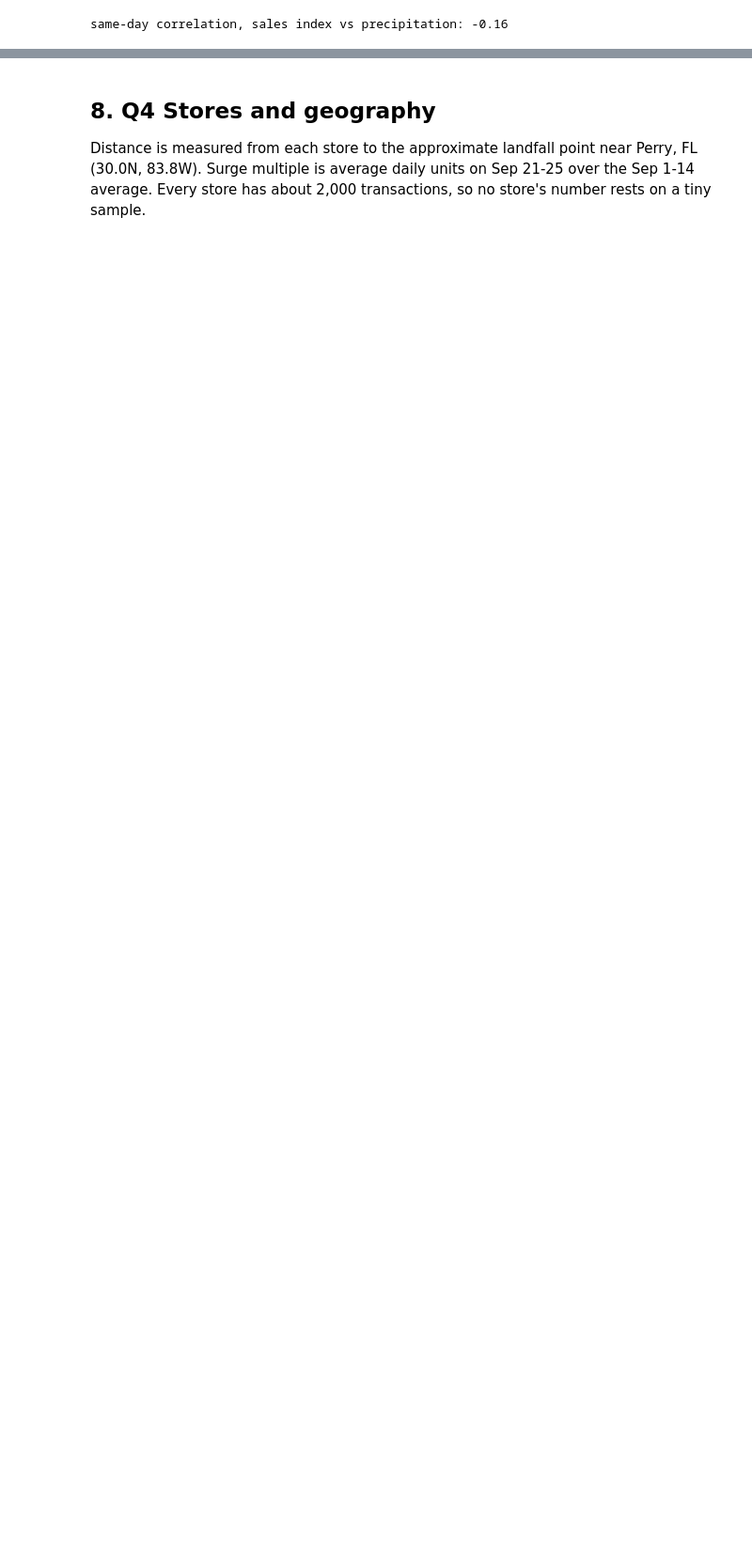
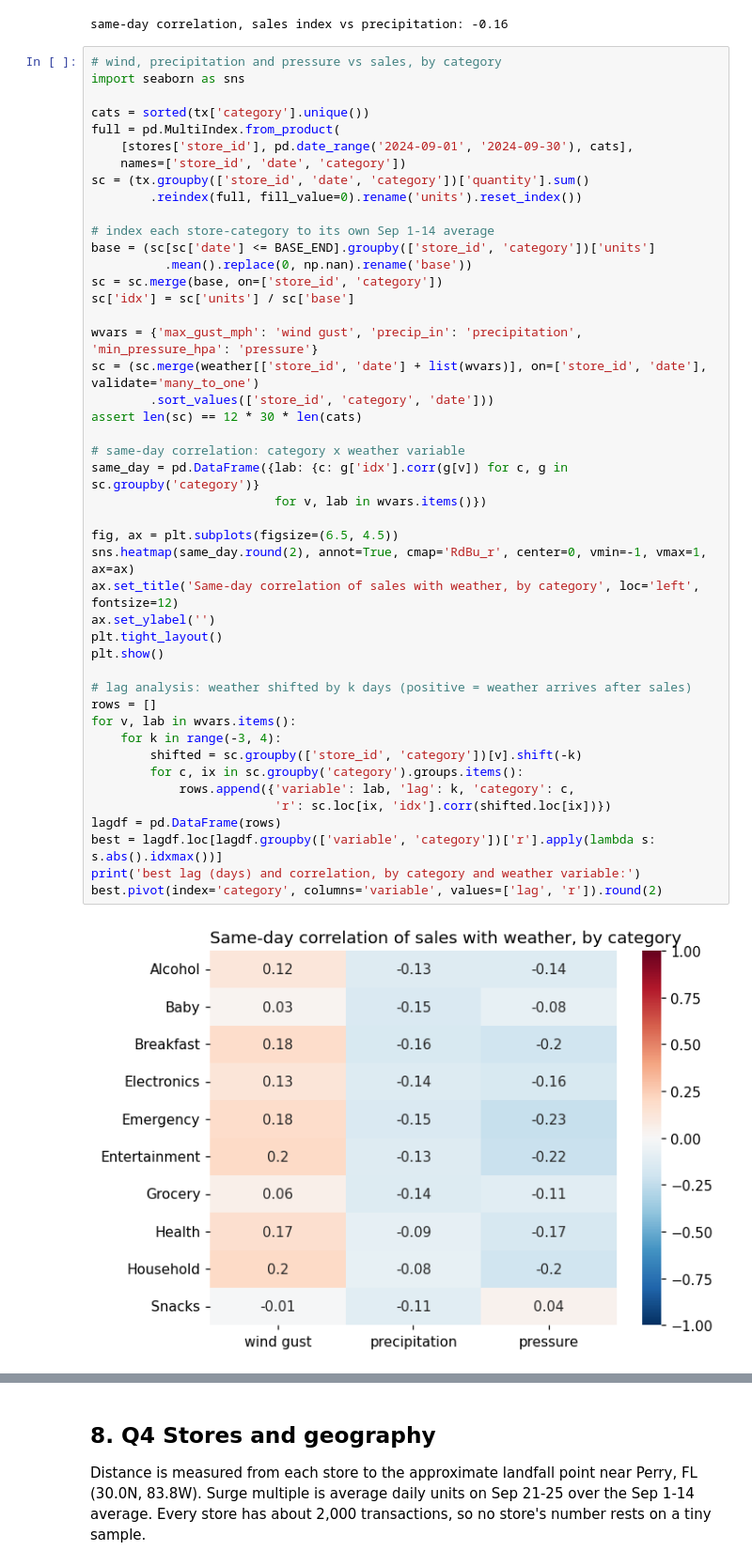
Before and after one commit to sphilipose6/dss2002_Midterm, a Jupyter notebook: notebooks/team_notebook.ipynb, the cells around one changed output, grey strips where cells are left out. Shown at 94% size. Drawn from its saved outputs; the diff is of its cells as text; blank space fills up the shorter version.

```diff
--- a/notebooks/team_notebook.ipynb
+++ b/notebooks/team_notebook.ipynb
@@ -617,3 +663,50 @@ print('same-day correlation, sales index vs precipitation:', round(sw['units_ind
 # %% [output]
 [figure]
 same-day correlation, sales index vs precipitation: -0.16
+# %%
+# wind, precipitation and pressure vs sales, by category
+import seaborn as sns
+
+cats = sorted(tx['category'].unique())
+full = pd.MultiIndex.from_product(
+    [stores['store_id'], pd.date_range('2024-09-01', '2024-09-30'), cats],
+    names=['store_id', 'date', 'category'])
+sc = (tx.groupby(['store_id', 'date', 'category'])['quantity'].sum()
+        .reindex(full, fill_value=0).rename('units').reset_index())
+
+# index each store-category to its own Sep 1-14 average
+base = (sc[sc['date'] <= BASE_END].groupby(['store_id', 'category'])['units']
+          .mean().replace(0, np.nan).rename('base'))
+sc = sc.merge(base, on=['store_id', 'category'])
+sc['idx'] = sc['units'] / sc['base']
+
+wvars = {'max_gust_mph': 'wind gust', 'precip_in': 'precipitation', 'min_pressure_hpa': 'pressure'}
+sc = (sc.merge(weather[['store_id', 'date'] + list(wvars)], on=['store_id', 'date'], validate='many_to_one')
+        .sort_values(['store_id', 'category', 'date']))
+assert len(sc) == 12 * 30 * len(cats)
+
+# same-day correlation: category x weather variable
+same_day = pd.DataFrame({lab: {c: g['idx'].corr(g[v]) for c, g in sc.groupby('category')}
+                         for v, lab in wvars.items()})
+
+fig, ax = plt.subplots(figsize=(6.5, 4.5))
+sns.heatmap(same_day.round(2), annot=True, cmap='RdBu_r', center=0, vmin=-1, vmax=1, ax=ax)
+ax.set_title('Same-day correlation of sales with weather, by category', loc='left', fontsize=12)
+ax.set_ylabel('')
+plt.tight_layout()
+plt.show()
+
+# lag analysis: weather shifted by k days (positive = weather arrives after sales)
+rows = []
+for v, lab in wvars.items():
+    for k in range(-3, 4):
+        shifted = sc.groupby(['store_id', 'category'])[v].shift(-k)
+        for c, ix in sc.groupby('category').groups.items():
+            rows.append({'variable': lab, 'lag': k, 'category': c,
+                         'r': sc.loc[ix, 'idx'].corr(shifted.loc[ix])})
+lagdf = pd.DataFrame(rows)
+best = lagdf.loc[lagdf.groupby(['variable', 'category'])['r'].apply(lambda s: s.abs().idxmax())]
+print('best lag (days) and correlation, by category and weather variable:')
+best.pivot(index='category', columns='variable', values=['lag', 'r']).round(2)
+# %% [output]
+[figure, added]
```
Also changed, not shown: parts of 11 cells of this notebook.
